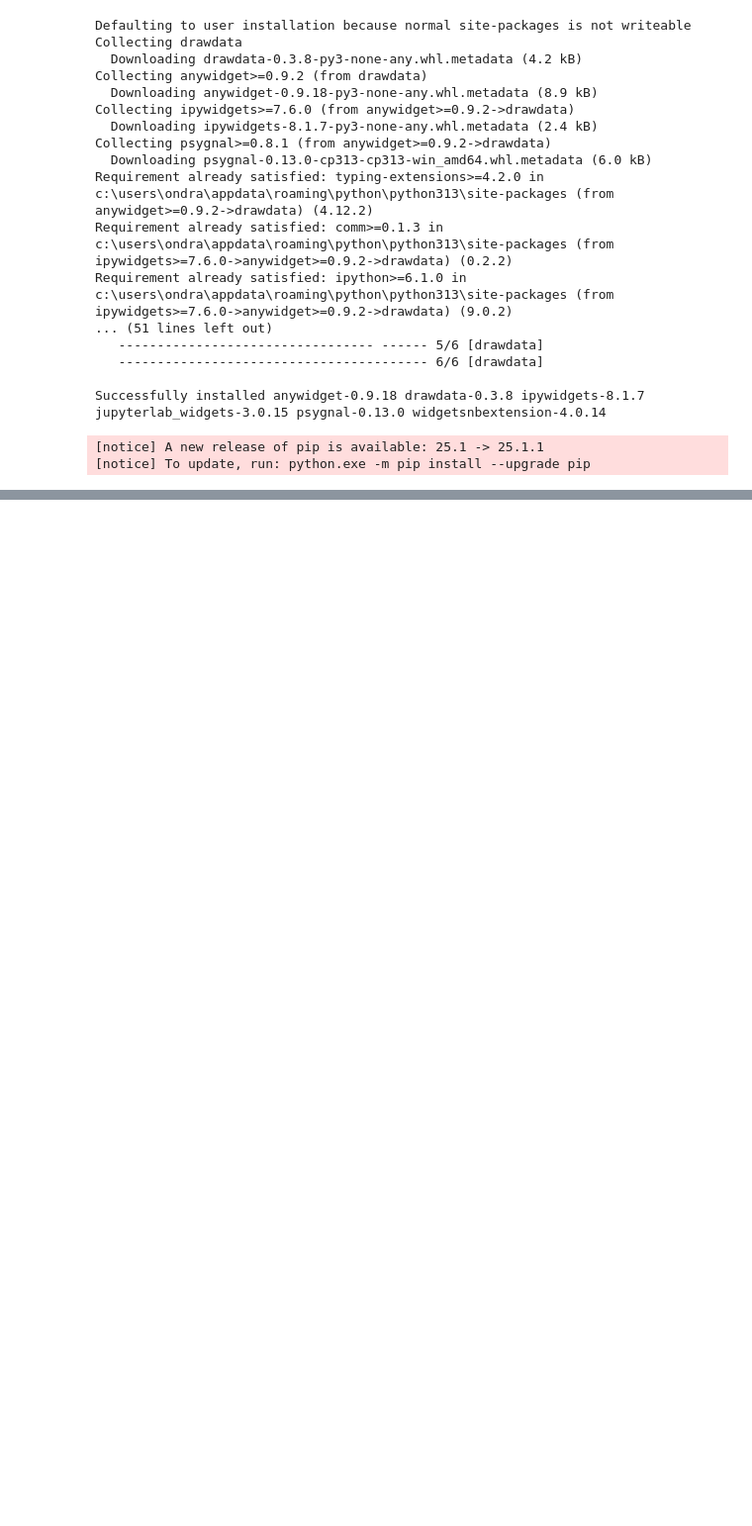
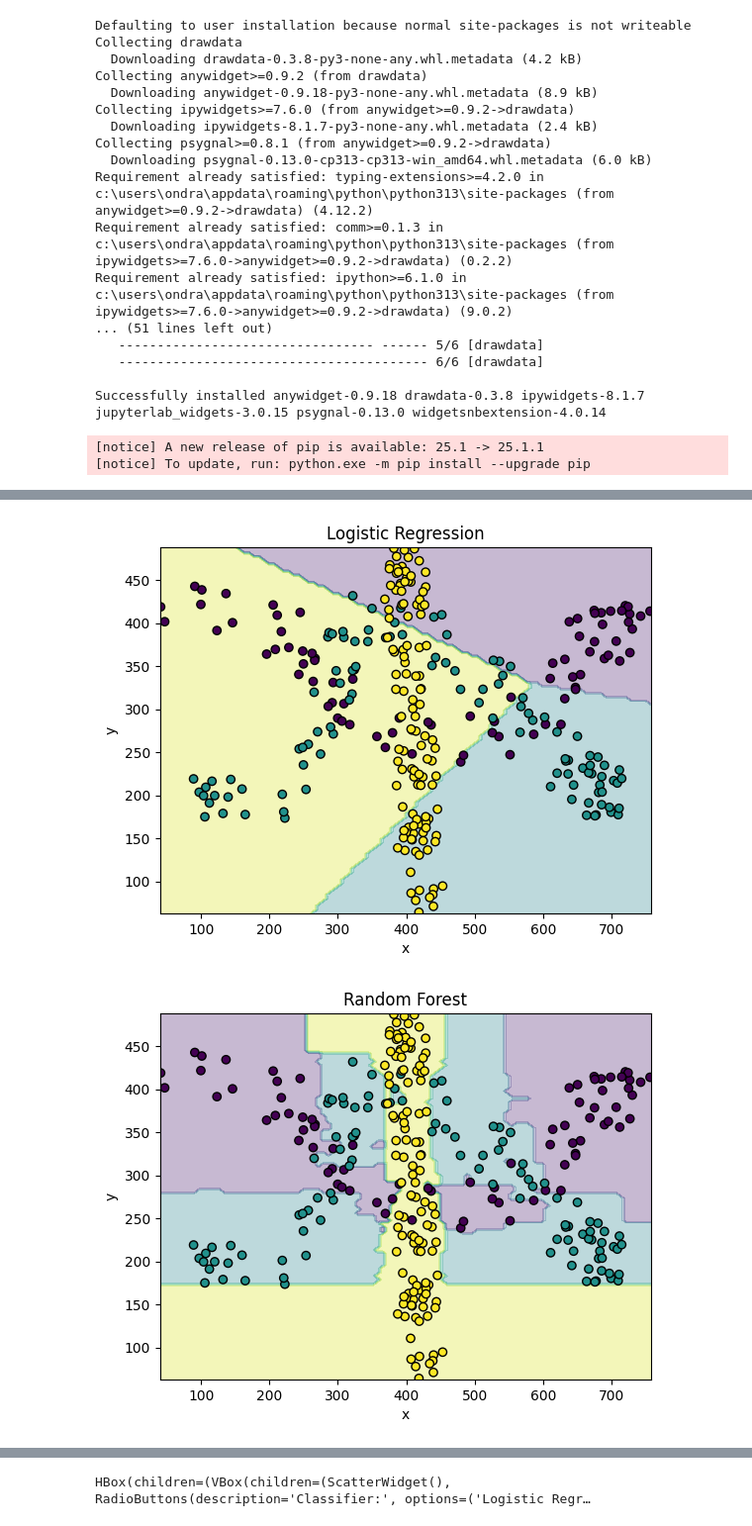
Before and after one commit to OndrejZapletal99/Python_DS_ML, a Jupyter notebook: Draw Data/draw_data.ipynb, the cells around one changed output, grey strips where cells are left out. Shown at 99% size. Drawn from its saved outputs; the diff is of its cells as text; code cells hidden in the pictures; blank space fills up the shorter version.

Commit message:
draw data

```diff
--- a/Draw Data/draw_data.ipynb
+++ b/Draw Data/draw_data.ipynb
@@ -26,2 +36,4 @@ import numpy as np
 from drawdata import ScatterWidget
 #https://github.com/koaning/drawdata
+# %%
+widget = ScatterWidget()
@@ -27,0 +44,3 @@ from drawdata import ScatterWidget
+# %%
+df = widget.data_as_pandas
+df.head()
@@ -27,0 +54,4 @@ from drawdata import ScatterWidget
+# %%
+label_encoder = LabelEncoder()
+df['label_encoded'] = label_encoder.fit_transform(df['label'])
+df.head()
@@ -27,0 +65,35 @@ from drawdata import ScatterWidget
+# %%
+X = df[['x', 'y']].values
+y = df['label_encoded'].values
+
+classifiers = {
+    'Logistic Regression': LogisticRegression(),
+    'Random Forest': RandomForestClassifier(n_jobs = -1),
+    'Linear SVC': LinearSVC(),
+    'Support Vector Classifier': SVC(kernel='rbf'),
+    'K-Nearest Neighbors': KNeighborsClassifier()
+}
+# %%
+for name, clf in classifiers.items():
+    clf.fit(X,y)
+    disp = DecisionBoundaryDisplay.from_estimator(
+        clf,
+        X,
+        response_method='predict',
+        xlabel='x',
+        ylabel='y',
+            alpha=0.3
+    )
+
+    disp.ax_.scatter(
+        X[:, 0],
+        X[:, 1],
+        c=y,
+        edgecolor='k'
+    )
+
+    disp.ax_.set_title(name)
+    plt.show()
+# %% [output]
+[figure, added]
+[figure, added]
@@ -27,0 +147,8 @@ from drawdata import ScatterWidget
+# %%
+widget3.observe(on_change, names='data')
+classifier_selector.observe(on_change, names='value')
+on_change(None)
+
+ipywidgets.HBox([ipywidgets.VBox([widget3, classifier_selector]), output])
+# %% [output]
+HBox(children=(VBox(children=(ScatterWidget(), RadioButtons(description='Classifier:', options=('Logistic Regr…
```
Also changed, not shown: parts of 8 cells of this notebook.
